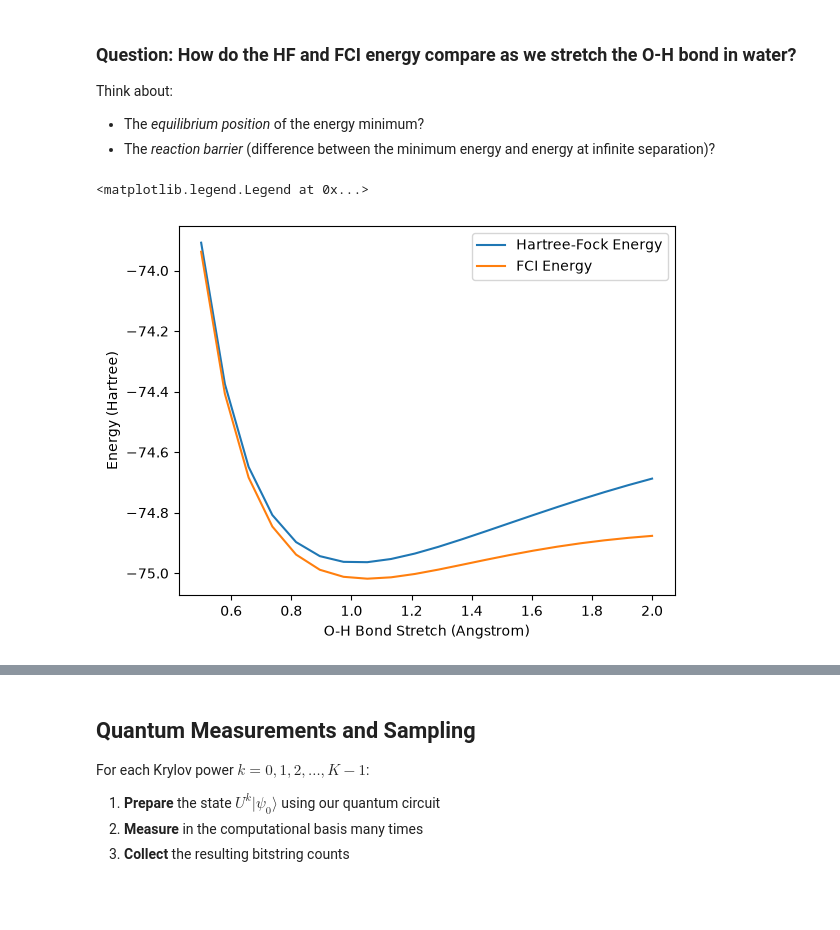
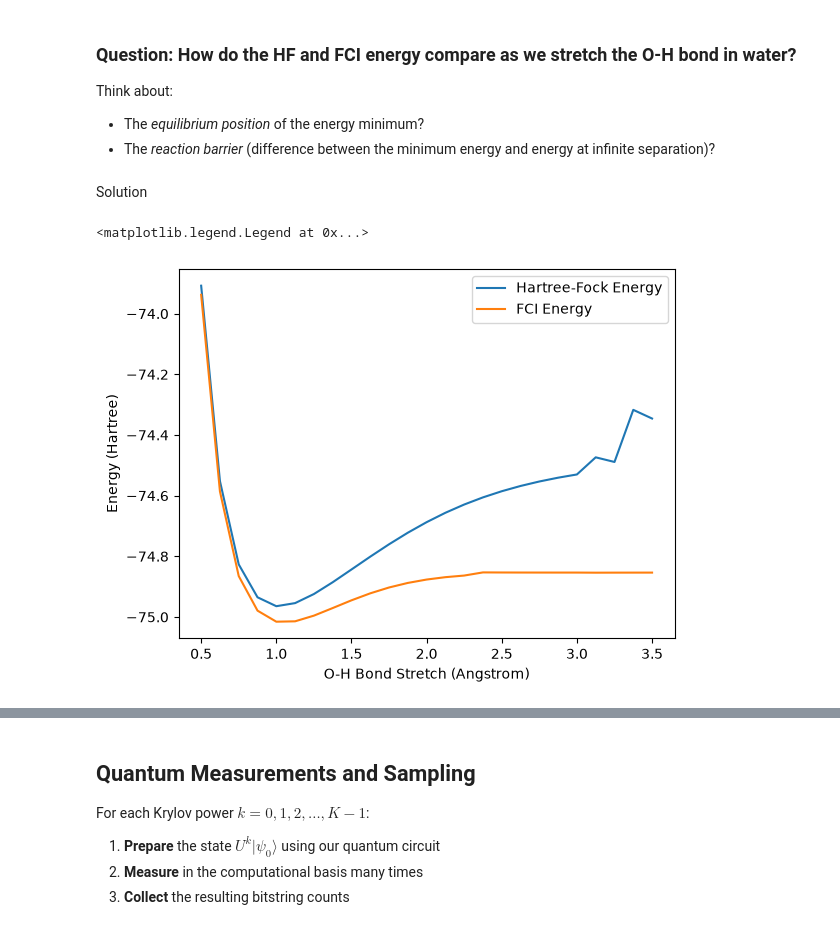
Before and after one commit to zohimchandani/sc26_quantum_tutorial, a Jupyter notebook: II_SKQD/skqd_PRESENTER.ipynb, the cells around one changed output, grey strips where cells are left out. Drawn from its saved outputs; the diff is of its cells as text; code cells hidden in the pictures; blank space fills up the shorter version.

```diff
--- a/II_SKQD/skqd.ipynb
+++ b/II_SKQD/skqd_PRESENTER.ipynb
@@ -148,26 +161,28 @@ Correlation energy: 0.051083 Hartree (0.07%)
 Think about:
 - The _equilibrium position_ of the energy minimum?
 - The _reaction barrier_ (difference between the minimum energy and energy at infinite separation)?
+# %% [markdown]
+Solution
 # %%
 import matplotlib.pyplot as plt
 
-bond_stretches = np.linspace(0.5, 2.0, 20)
+bond_stretches = np.linspace(0.5, 3.5, 25)
 hf_energies = []
 fci_energies = []
 
 for b in bond_stretches:
-    g = water_geometry(bond_stretch=b)
-    molecule = run_pyscf(MolecularData(g, basis="sto-3g", multiplicity=1, charge=0),
+    g = get_water_geometry(bond_stretch=b)
+    m = run_pyscf(MolecularData(g, basis="sto-3g", multiplicity=1, charge=0),
                          run_scf=True, run_fci=True)
-    hf_energies.append(molecule.hf_energy)
-    fci_energies.append(molecule.fci_energy)
+    hf_energies.append(m.hf_energy)
+    fci_energies.append(m.fci_energy)
 
 
 plt.plot(bond_stretches, hf_energies, label="Hartree-Fock Energy")
 plt.plot(bond_stretches, fci_energies, label="FCI Energy")
 plt.ylabel("Energy (Hartree)")
 plt.xlabel("O-H Bond Stretch (Angstrom)")
 plt.legend()
 # %% [output]
 <matplotlib.legend.Legend at 0x...>
-[figure, old version]
+[figure, new version]
```
Also changed, not shown: parts of 32 cells of this notebook, 3 other files.
